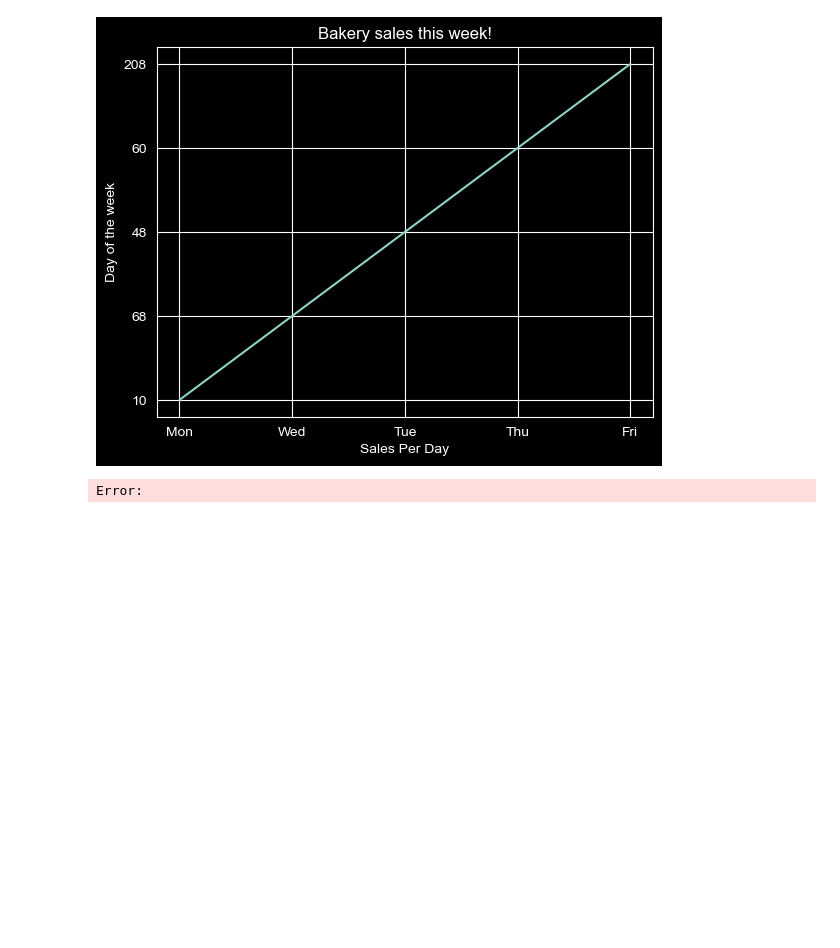
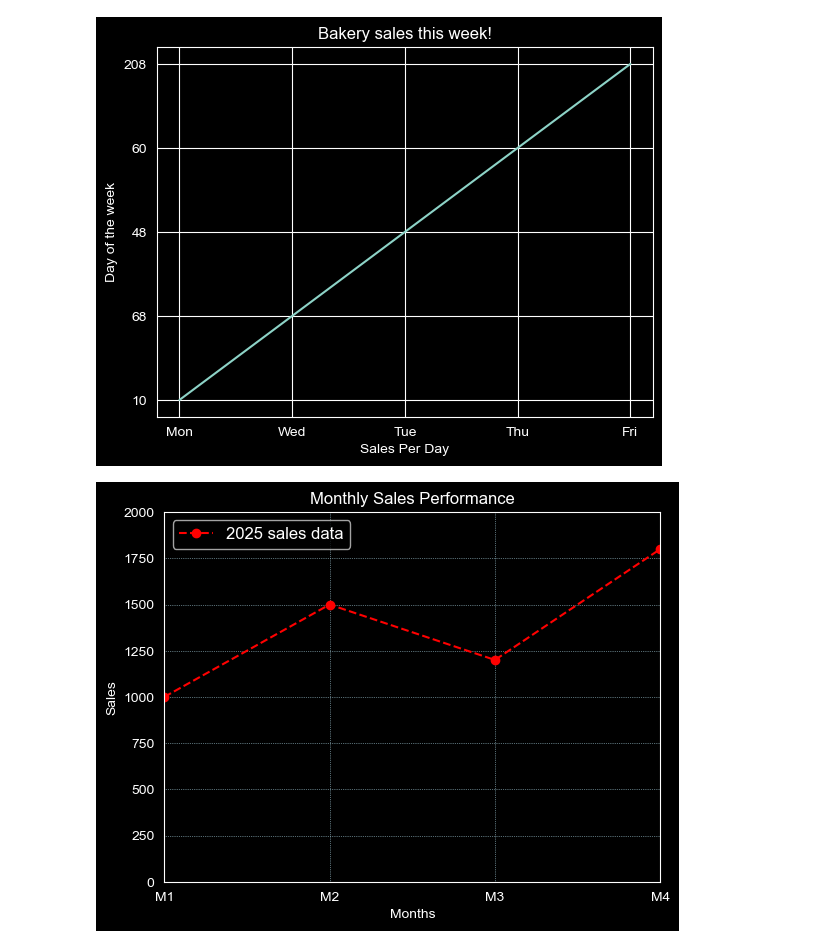
Before and after one commit to Geetansh124/Learn-PYthon-Progarmming, a Jupyter notebook: Python Programming/Python Libraries/Matplotlib/matplotlib.ipynb, the cells around one changed output. Drawn from its saved outputs; the diff is of its cells as text; code cells hidden in the pictures; blank space fills up the shorter version.

```diff
--- a/Python Programming/Python Libraries/Matplotlib/matplotlib.ipynb
+++ b/Python Programming/Python Libraries/Matplotlib/matplotlib.ipynb
@@ -27,14 +27,30 @@ plt.show() #to watch the output using this function
 # %% [output]
 [figure]
 # %%
-#plt.plot(x,y color='color name', lifestyle='line_Style', linewidth=value, marker='marker symbol', label name')
+#plt.plot(x,y color='color name', lifestyle='line_Style', linewidth=value, marker='marker symbol', lable = label name')
+#plt.xlabel('text')
 
 import matplotlib.pyplot as plt
 
-months = [1,2,3,4]
+
+months = [1, 2, 3, 4]
 sales = [1000, 1500, 1200, 1800]
 
-plt.plot(months, sales, color='red', lineStyles='--', marker='0', label='2025 sales data')
+
+plt.plot(months, sales, color='red', linestyle='--', marker='o', label='2025 sales data')
+
+
+plt.legend()
+
+
+plt.xlabel('Months')
+plt.ylabel('Sales')
+plt.title('Monthly Sales Performance')
+plt.legend(loc='upper left', fontsize=12)
+plt.grid(color='lightblue', linestyle=':', linewidth=0.5)
+plt.xlim(1,4)
+plt.ylim(0, 2000)
+plt.xticks([1,2,3,4], ['M1', 'M2', 'M3', 'M4'])
 plt.show()
 # %% [output]
-Error:
+[figure, added]
```
Also changed, not shown: parts of 3 cells of this notebook, 1 other file.
